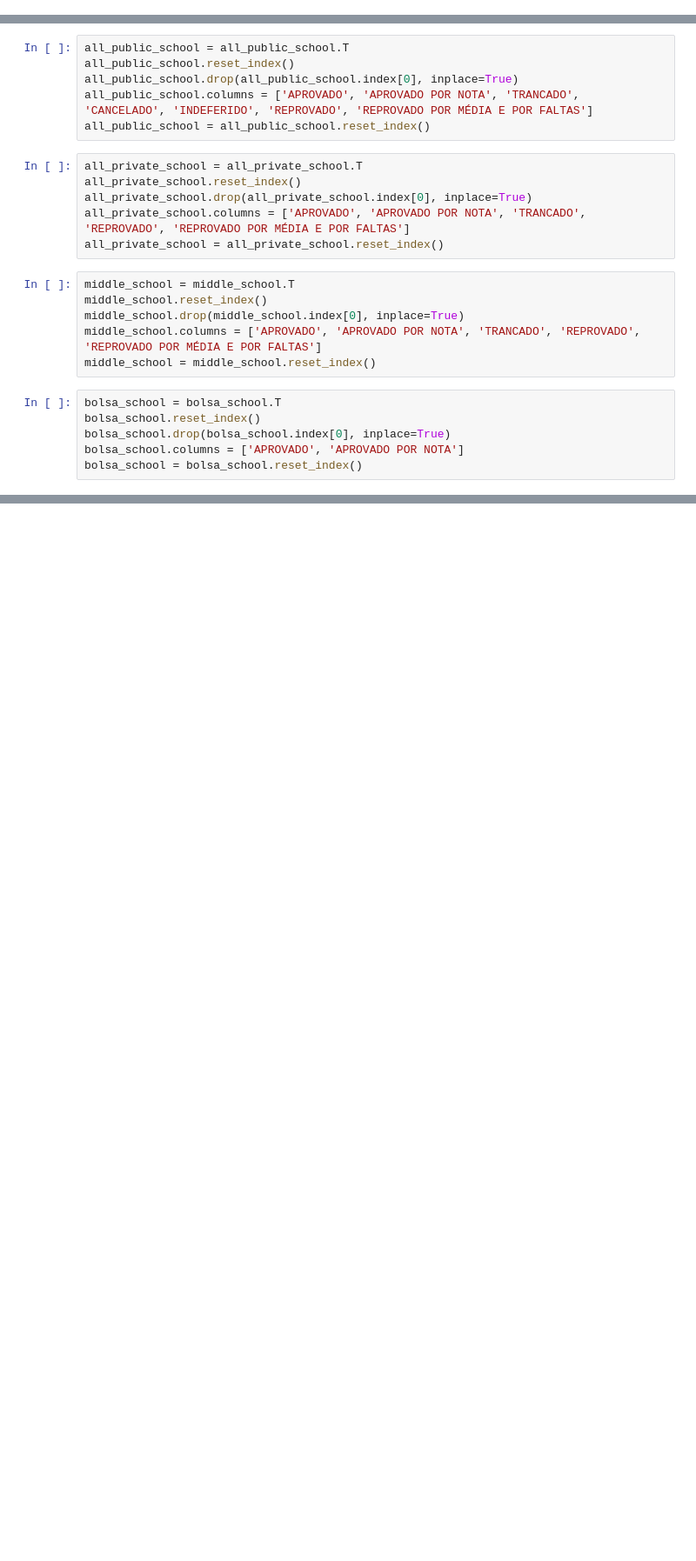
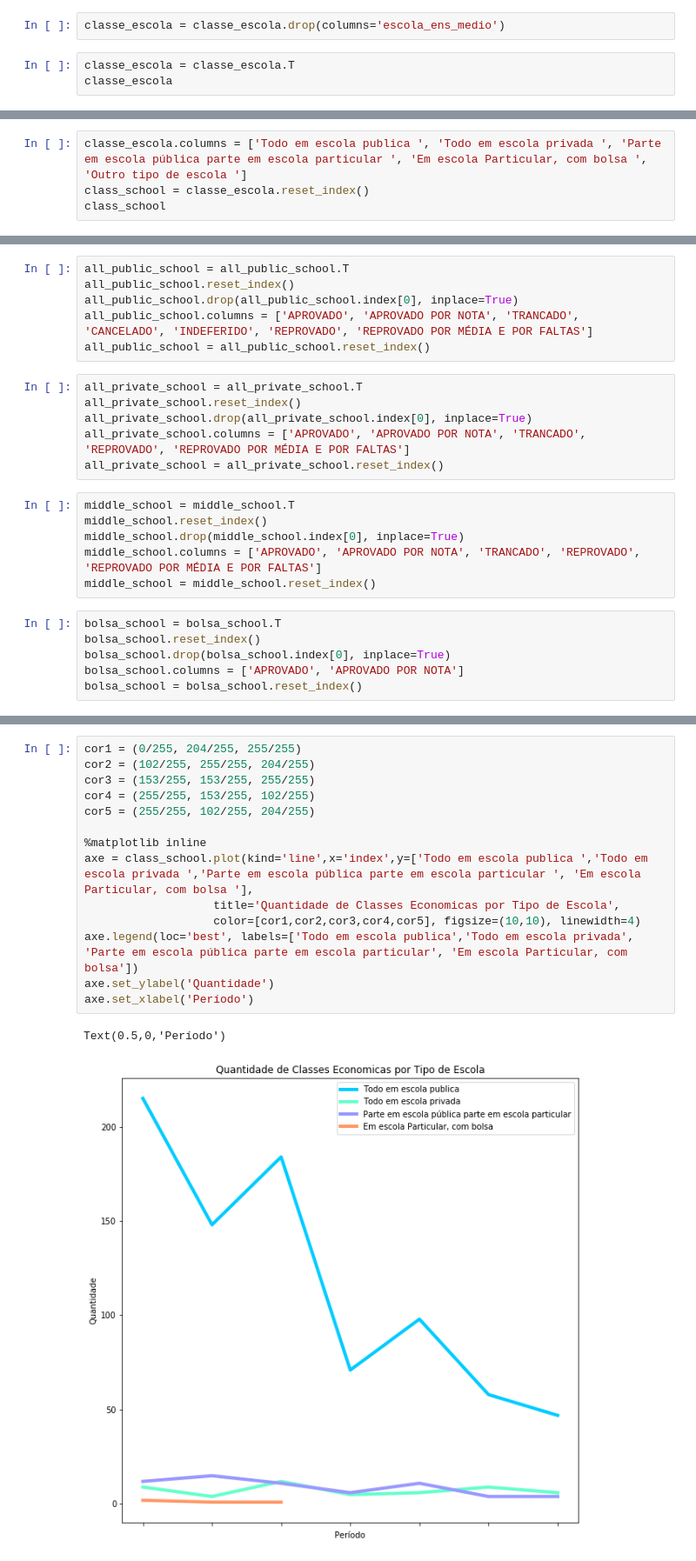
Before and after one commit to lucasgmpaiva/Analise_Dados_UFRN, a Jupyter notebook: UFRN Data Analysis.ipynb, the cells around one changed output, grey strips where cells are left out. Shown at 87% size. Cells and saved outputs as stored; diff of their text form; blank space fills up the shorter version.

```diff
--- a/UFRN Data Analysis.ipynb
+++ b/UFRN Data Analysis.ipynb
@@ -162,0 +196,5 @@ escola_classe_2016_1
+# %%
+classe_escola = classe_escola.drop(columns='escola_ens_medio')
+# %%
+classe_escola = classe_escola.T
+classe_escola
@@ -162,0 +210,4 @@ escola_classe_2016_1
+# %%
+classe_escola.columns = ['Todo em escola publica ', 'Todo em escola privada ', 'Parte em escola pública parte em escola particular ', 'Em escola Particular, com bolsa ', 'Outro tipo de escola ']
+class_school = classe_escola.reset_index()
+class_school
@@ -539,0 +580,17 @@ AttributeError: 'DataFrame' object has no attribute 'classe'
+# %%
+cor1 = (0/255, 204/255, 255/255)
+cor2 = (102/255, 255/255, 204/255)
+cor3 = (153/255, 153/255, 255/255)
+cor4 = (255/255, 153/255, 102/255)
+cor5 = (255/255, 102/255, 204/255)
+
+%matplotlib inline
+axe = class_school.plot(kind='line',x='index',y=['Todo em escola publica ','Todo em escola privada ','Parte em escola pública parte em escola particular ', 'Em escola Particular, com bolsa '],
+                   title='Quantidade de Classes Economicas por Tipo de Escola',
+                   color=[cor1,cor2,cor3,cor4,cor5], figsize=(10,10), linewidth=4)
+axe.legend(loc='best', labels=['Todo em escola publica','Todo em escola privada', 'Parte em escola pública parte em escola particular', 'Em escola Particular, com bolsa'])
+axe.set_ylabel('Quantidade')
+axe.set_xlabel('Período')
+# %% [output]
+Text(0.5,0,'Período')
+[figure, added]
```
Also changed, not shown: parts of 16 cells of this notebook.
